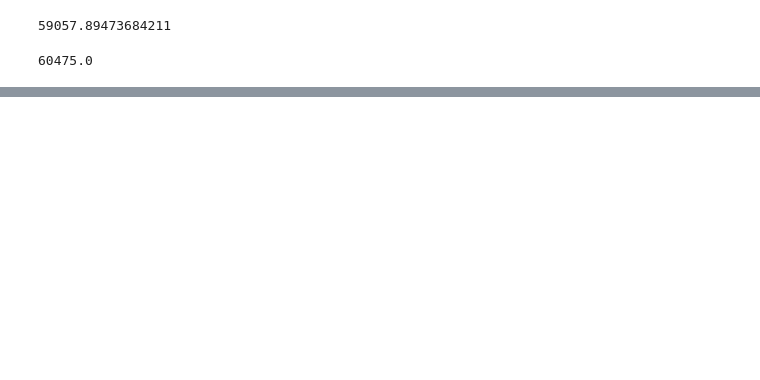
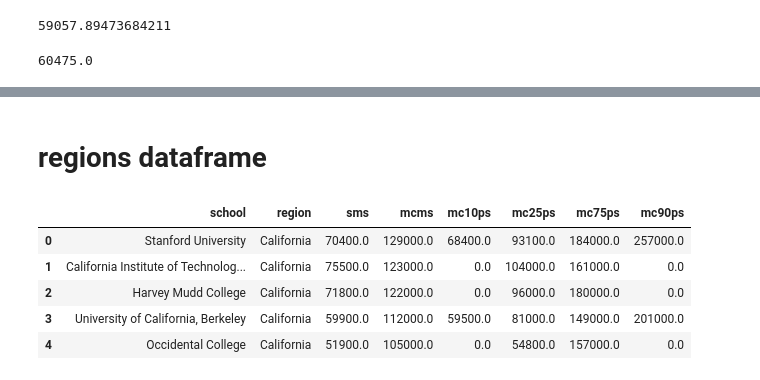
Before and after one commit to ccny-data/College_Major_Data, a Jupyter notebook: playground/college_salaries.ipynb, the cells around one changed output, grey strips where cells are left out. Saved outputs shown, nothing was run; the diff lists cells and outputs as text; code cells hidden in the pictures; blank space fills up the shorter version.

```diff
--- a/playground/college_salaries.ipynb
+++ b/playground/college_salaries.ipynb
@@ -380,3 +380,15 @@ sch_type.head(10)
 | 7 | 67 | 88 | Louisiana State University (LSU) | Party | 46900.0 | 87800.0 | 43700.0 | 61300.0 | 120000.0 | 165000.0 |
 | 8 | 45 | 98 | Indiana University (IU), Bloomington | Party | 46300.0 | 84000.0 | 43600.0 | 60400.0 | 119000.0 | 178000.0 |
 | 9 | 74 | 135 | University of Iowa (UI) | Party | 44700.0 | 83900.0 | 43300.0 | 61100.0 | 116000.0 | 163000.0 |
+# %% [markdown]
+# regions dataframe
+# %%
+# overview the salaries-by-region dataset
+regions.head()
+# %% [output]
+|  | school | region | sms | mcms | mc10ps | mc25ps | mc75ps | mc90ps |
+| 0 | Stanford University | California | 70400.0 | 129000.0 | 68400.0 | 93100.0 | 184000.0 | 257000.0 |
+| 1 | California Institute of Technolog... | California | 75500.0 | 123000.0 | 0.0 | 104000.0 | 161000.0 | 0.0 |
+| 2 | Harvey Mudd College | California | 71800.0 | 122000.0 | 0.0 | 96000.0 | 180000.0 | 0.0 |
+| 3 | University of California, Berkeley | California | 59900.0 | 112000.0 | 59500.0 | 81000.0 | 149000.0 | 201000.0 |
+| 4 | Occidental College | California | 51900.0 | 105000.0 | 0.0 | 54800.0 | 157000.0 | 0.0 |
```
Also changed, not shown: parts of 6 cells of this notebook.
